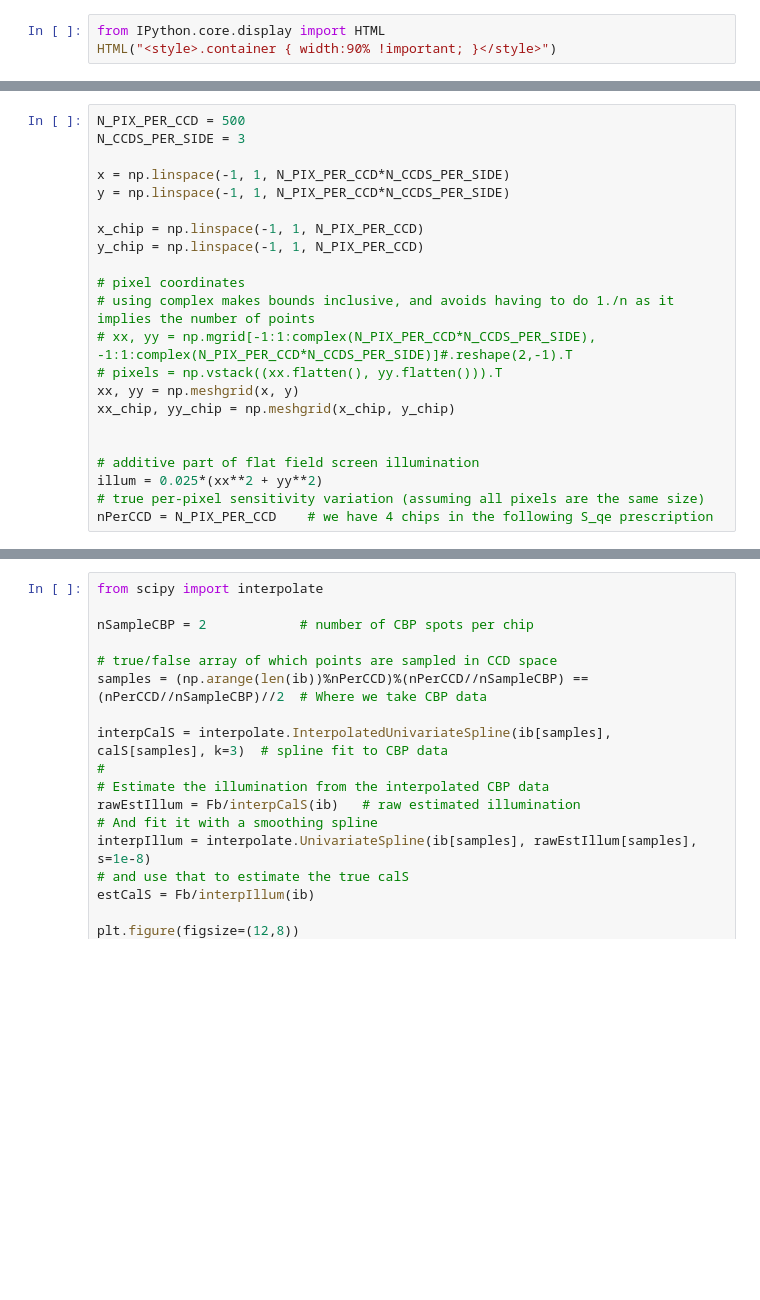
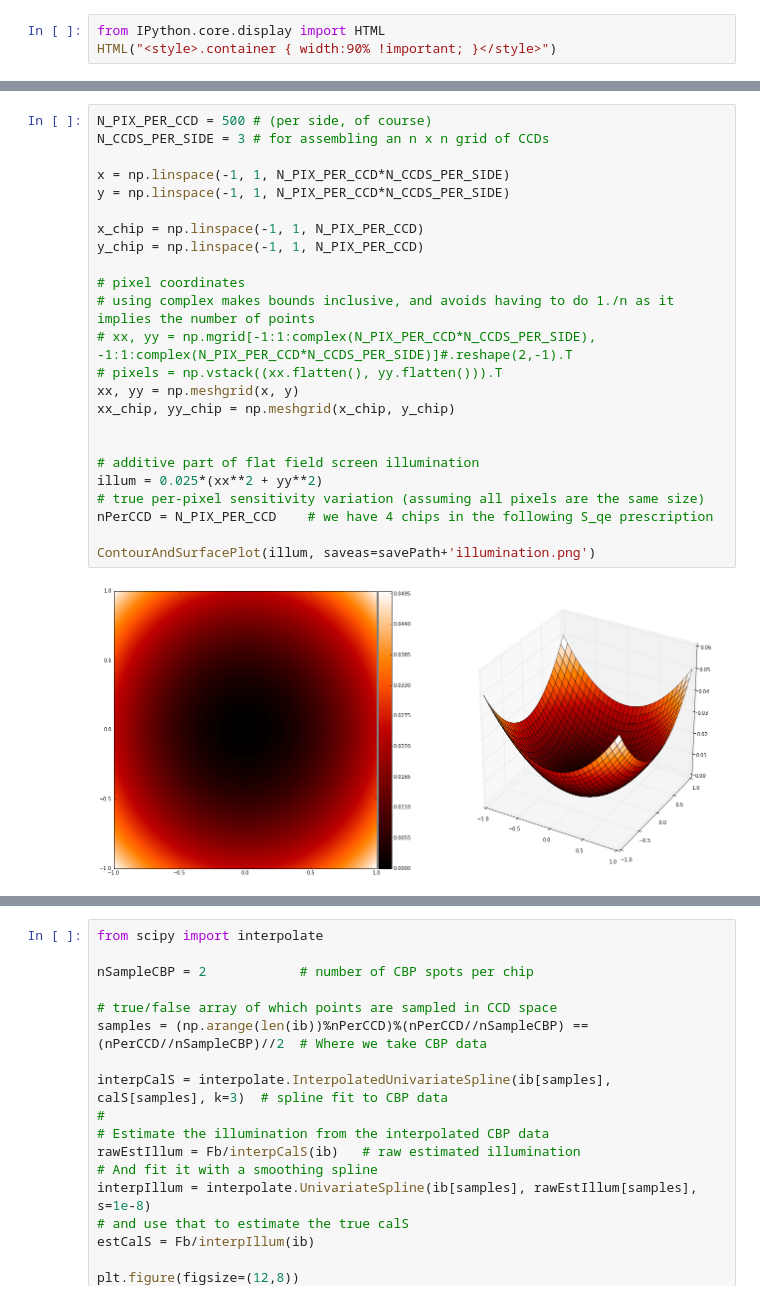
Before and after one commit to lsst-dm/calibration-scripts, a Jupyter notebook: cbp_spots_2D.ipynb, the cells around one changed output, grey strips where cells are left out. Saved outputs shown, nothing was run; the diff lists cells and outputs as text; blank space fills up the shorter version.

```diff
--- a/cbp_spots_2D.ipynb
+++ b/cbp_spots_2D.ipynb
@@ -57,27 +65,31 @@ def random_float(minval, maxval):
 #         raise ValueError('Pixel coordinate lies outside the focal plane')
 #     return int(x//N_PIX_PER_CCD), int(y//N_PIX_PER_CCD)
 # %%
-N_PIX_PER_CCD = 500
-N_CCDS_PER_SIDE = 3
+N_PIX_PER_CCD = 500 # (per side, of course)
+N_CCDS_PER_SIDE = 3 # for assembling an n x n grid of CCDs
 
 x = np.linspace(-1, 1, N_PIX_PER_CCD*N_CCDS_PER_SIDE)
 y = np.linspace(-1, 1, N_PIX_PER_CCD*N_CCDS_PER_SIDE)
 
 x_chip = np.linspace(-1, 1, N_PIX_PER_CCD)
 y_chip = np.linspace(-1, 1, N_PIX_PER_CCD)
 
 # pixel coordinates
 # using complex makes bounds inclusive, and avoids having to do 1./n as it implies the number of points
 # xx, yy = np.mgrid[-1:1:complex(N_PIX_PER_CCD*N_CCDS_PER_SIDE), -1:1:complex(N_PIX_PER_CCD*N_CCDS_PER_SIDE)]#.reshape(2,-1).T
 # pixels = np.vstack((xx.flatten(), yy.flatten())).T
 xx, yy = np.meshgrid(x, y)
 xx_chip, yy_chip = np.meshgrid(x_chip, y_chip)
 
 
 # additive part of flat field screen illumination
 illum = 0.025*(xx**2 + yy**2)
 # true per-pixel sensitivity variation (assuming all pixels are the same size)
 nPerCCD = N_PIX_PER_CCD    # we have 4 chips in the following S_qe prescription
+
+ContourAndSurfacePlot(illum, saveas=savePath+'illumination.png')
+# %% [output]
+[figure, added]
 # %%
 # generate some random gradients and nominal QE values
 # QE gradients are in the range 0.01 - 0.02
```
Also changed, not shown: parts of 17 cells of this notebook.
